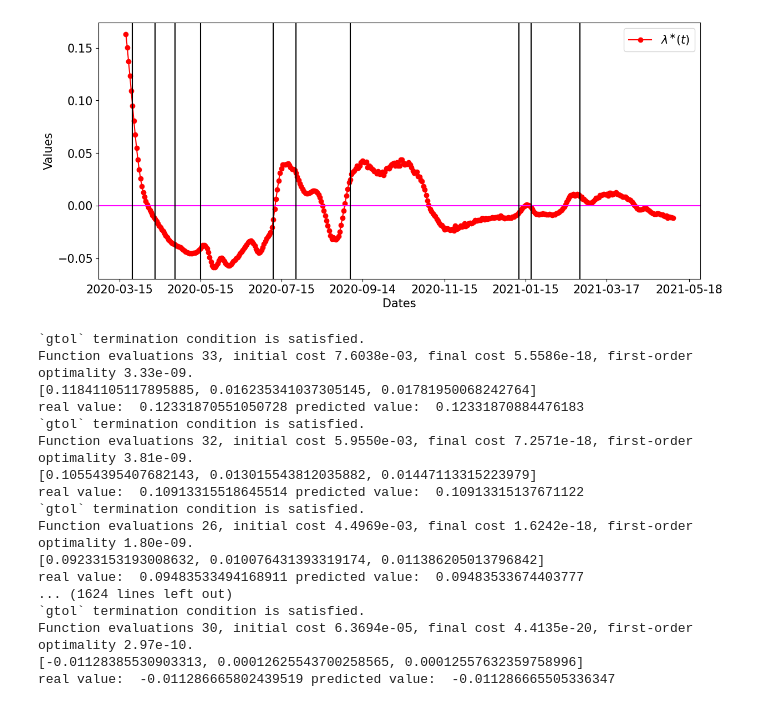
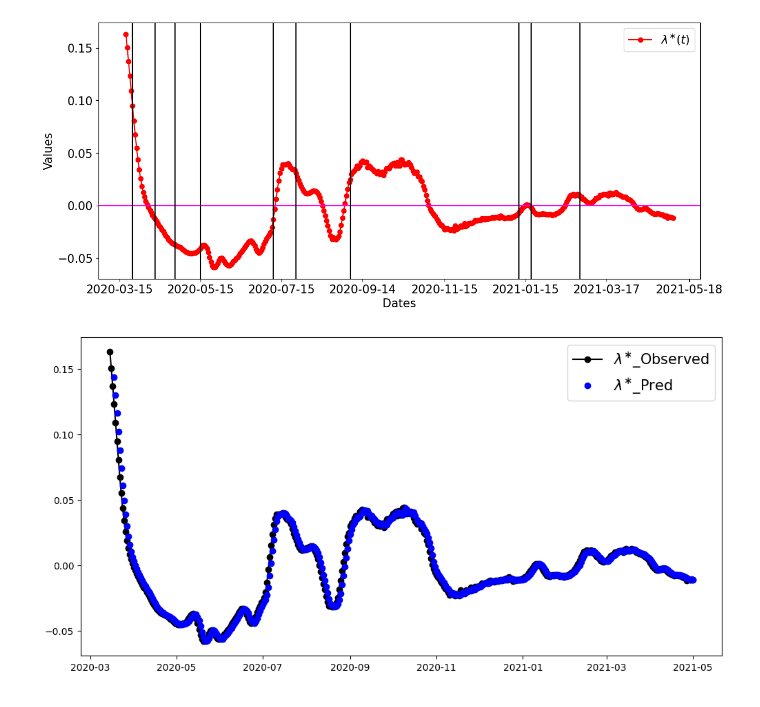
Before and after one commit to OD1992/Python-programs, a Jupyter notebook: Hospi_change_point.ipynb, the cells around one changed output. Drawn from its saved outputs; the diff is of its cells as text; code cells hidden in the pictures.

```diff
--- a/Hospi_change_point.ipynb
+++ b/Hospi_change_point.ipynb
@@ -428,59 +427,31 @@ plt.show()
 # %% [output]
 [figure]
 # %%
+from scipy.optimize import minimize
+from scipy.optimize import least_squares
 #************ We fit data in times t-1 and t-2 to predict the value at time t.
-from scipy.optimize import least_squares
 # let's define the function form
 def modell(x, t, u):
-    return x[0] + x[1]*u[t-1] + x[2]*u[t-2]
+    return x[2]*u[t-2] + x[1]*u[t-1] + x[0]
 
 def funn(x, t, u, y):
     return modell(x, t, u) - y
 
 u = Lambda
-Lambda_pred = Lambda*np.nan
+plt.figure(figsize=(12,6))
+plt.plot(Dates[:len(u)], u, 'o-', color='black')
 for t in np.arange(3, len(u)):
-    y = u[t]
-    x0 = [0, 0, 0]
-    ress = least_squares(funn,x0, args=(t, u, y), verbose=1) # call the optimization solver
-    X_opt = [ress.x[0], ress.x[1], ress.x[2]]
-    print(X_opt)
-    Lambda_pred[t] = modell(X_opt, t, u)
-    print("real value: ", y, "predicted value: ", Lambda_pred[t])
-
-# Plot the prediction vs test data
-plt.figure(figsize=(12,6))
-plt.plot(Dates[d:len(H_smooth_MA)-d], Lambda, 'o-', color='black')
-plt.plot(Dates[d+3:len(H_smooth_MA)-d],  Lambda_pred[3:], 'o--', color='blue')
-plt.xticks(dates_ticks, fontsize=15)
+    tspan = [t-2, t-1]
+    y = u[tspan]
+    x0 = [1, 0, 0]
+    #print(modell(x0, t, u))
+    #print(funn(x0, t, u, y))
+    res = least_squares(funn,x0, args=(t, u, y))
+    #output = minimize(funn, x0, args = (t, u, y))
+    y_hat = modell(res.x, t, u)
+    #print("real value: ", u[t], "predicted value: ", y_hat)
+    plt.plot(Dates[t], y_hat, 'o', color='blue')
 plt.legend(["$\lambda^{\\ast}$_Observed", "$\lambda^{\\ast}$_Pred"], fontsize=15)
 plt.show()
-
-RMSE_train = np.linalg.norm(Lambda[3:] - Lambda_pred[3:]) / np.sqrt(len(Lambda_pred))
-MAE_train = np.mean(np.abs(Lambda[3:] - Lambda_pred[3:]))
-MASE_train = MAE_train / np.mean(np.abs(Lambda[(3+1):] - Lambda[3:(len(Lambda)-1)]))
-stats_all = np.full(2, np.nan)
-stats_all = [RMSE_train, MASE_train]
-print("******************** FORECAST ACCURACY MEASURES - latex table ********************")
-print('\\begin{tabular}{|c|c|}')
-print('\\hline')
-print('RMSE\_train  & MASE\_train  \\\\ \\hline')
-print(stats_all[0].round(2), "&", stats_all[1].round(2), "\\\hline")
 # %% [output]
-`gtol` termination condition is satisfied.
-Function evaluations 33, initial cost 7.6038e-03, final cost 5.5586e-18, first-order optimality 3.33e-09.
-[0.11841105117895885, 0.016235341037305145, 0.01781950068242764]
-real value:  0.12331870551050728 predicted value:  0.12331870884476183
-`gtol` termination condition is satisfied.
-Function evaluations 32, initial cost 5.9550e-03, final cost 7.2571e-18, first-order optimality 3.81e-09.
-[0.10554395407682143, 0.013015543812035882, 0.01447113315223979]
-real value:  0.10913315518645514 predicted value:  0.10913315137671122
-`gtol` termination condition is satisfied.
-Function evaluations 26, initial cost 4.4969e-03, final cost 1.6242e-18, first-order optimality 1.80e-09.
-[0.09233153193008632, 0.010076431393319174, 0.011386205013796842]
-real value:  0.09483533494168911 predicted value:  0.09483533674403777
-... (1624 lines left out)
-`gtol` termination condition is satisfied.
-Function evaluations 30, initial cost 6.3694e-05, final cost 4.4135e-20, first-order optimality 2.97e-10.
-[-0.01128385530903313, 0.00012625543700258565, 0.00012557632359758996]
-real value:  -0.011286665802439519 predicted value:  -0.011286665505336347
+[figure, added]
```
Also changed, not shown: parts of 9 cells of this notebook.
